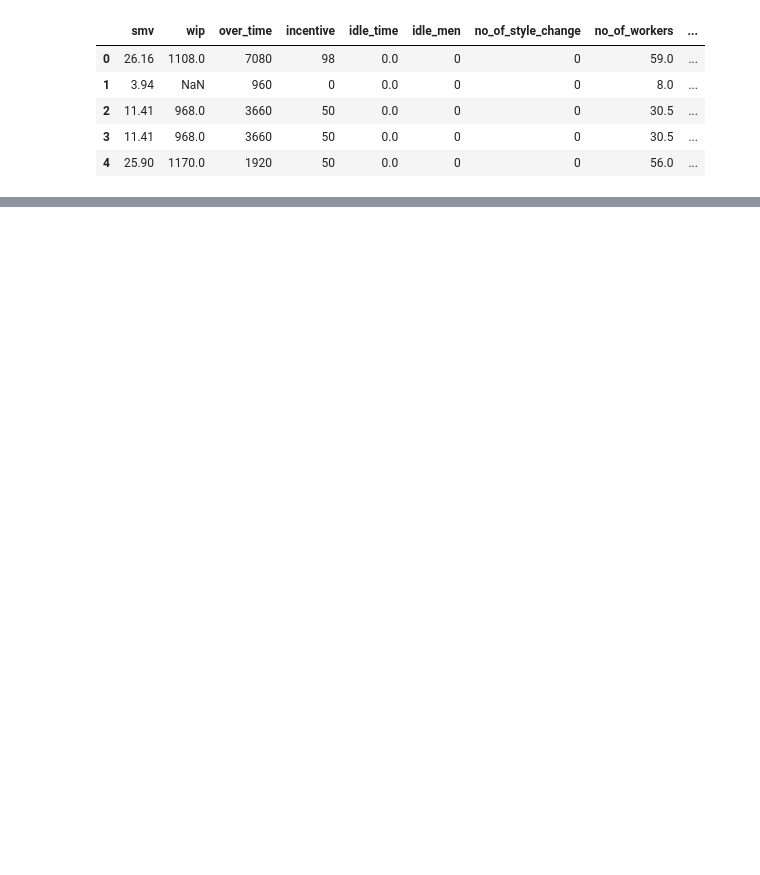
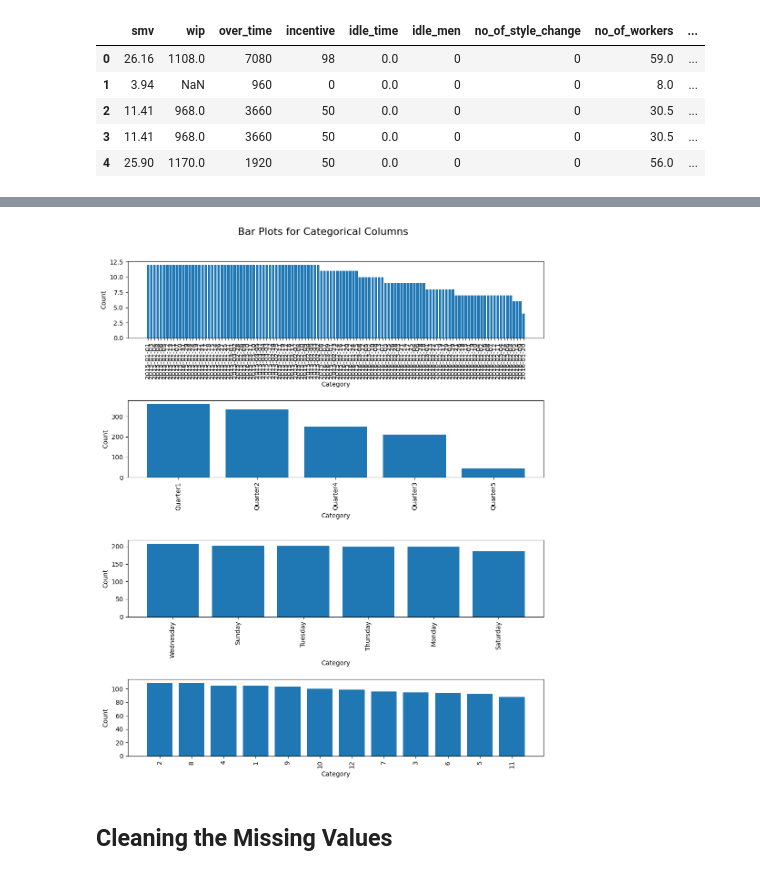
Before and after one commit to Andreas-Lukito/Productivity_Score_Prediction, a Jupyter notebook: Productivity_score_prediction.ipynb, the cells around one changed output, grey strips where cells are left out. Saved outputs shown, nothing was run; the diff lists cells and outputs as text; code cells hidden in the pictures; blank space fills up the shorter version.

```diff
--- a/Productivity_score_prediction.ipynb
+++ b/Productivity_score_prediction.ipynb
@@ -339,0 +501,3 @@ categorical_data.head()
+# %%
+categoric_dist_plot(categorical_data)
+# %% [output]
@@ -339,0 +505,3 @@ categorical_data.head()
+[figure, added]
+# %% [markdown]
+## Cleaning the Missing Values
```
Also changed, not shown: parts of 25 cells of this notebook.
